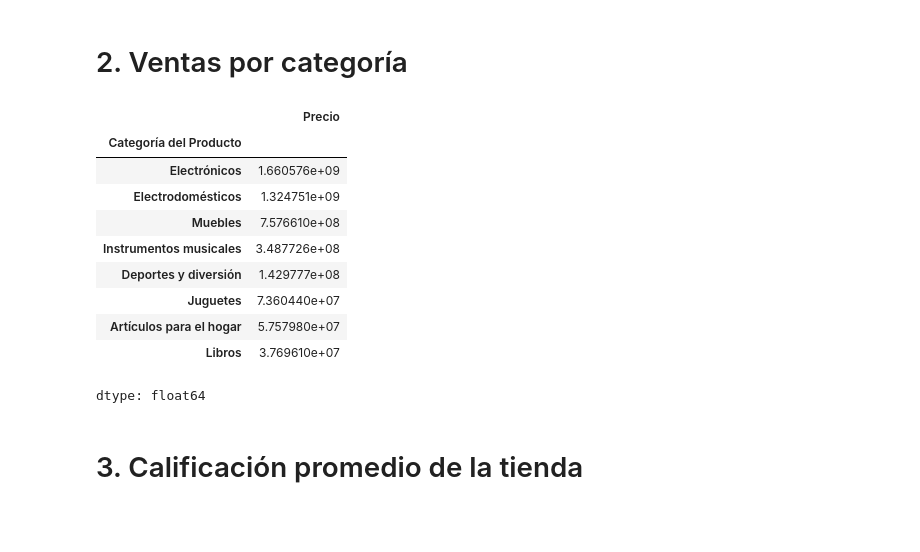
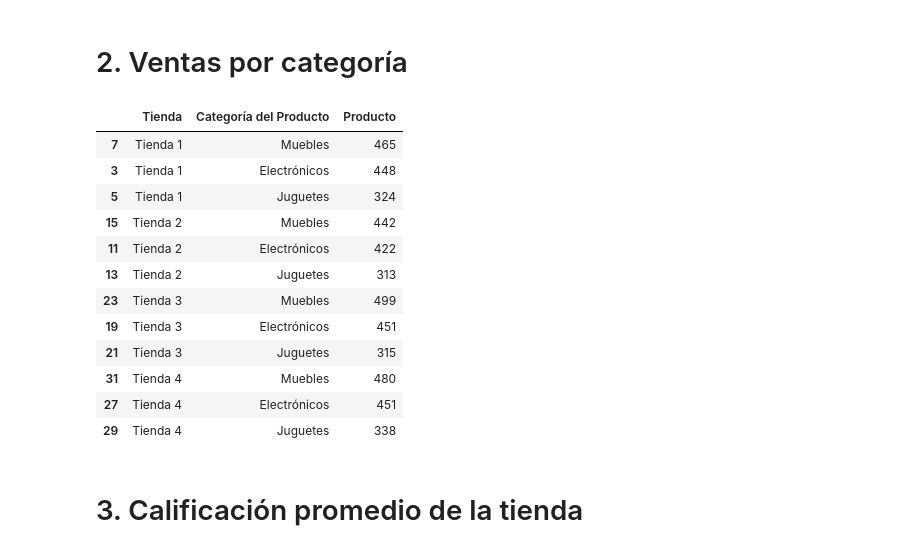
Before and after one commit to Eduardogallegos-garcia/Challenge-Alura-store, a Jupyter notebook: AluraStoreLatam.ipynb, the cells around one changed output. Cells and saved outputs as stored; diff of their text form; code cells hidden in the pictures; blank space fills up the shorter version.

```diff
--- a/AluraStoreLatam.ipynb
+++ b/AluraStoreLatam.ipynb
@@ -64,22 +64,31 @@ total: 4403619200.0
 dtype: float64
 # %% [markdown]
 # 2. Ventas por categoría
-# %%
-#Se analisan las ventas por categoria
-ventas_por_categoria = df.groupby("Categoría del Producto")["Precio"].sum().sort_values(ascending=False)
-ventas_por_categoria
-# %% [output]
-|  | Precio |
-| Categoría del Producto |  |
-| Electrónicos | 1.660576e+09 |
-| Electrodomésticos | 1.324751e+09 |
-| Muebles | 7.576610e+08 |
-| Instrumentos musicales | 3.487726e+08 |
-| Deportes y diversión | 1.429777e+08 |
-| Juguetes | 7.360440e+07 |
-| Artículos para el hogar | 5.757980e+07 |
-| Libros | 3.769610e+07 |
-dtype: float64
+# %%
+#Se calcular la cantidad de productos vendidos por categoría en cada tienda. y se muestran las categorías más populares de cada tienda.
+# Cantidad de productos vendidos por categoría en cada tienda
+ventas_categoria_tienda = df.groupby(["Tienda", "Categoría del Producto"])["Producto"].count().reset_index()
+
+# Se ordena dentro de cada tienda para ver las categorías más populares
+ventas_categoria_tienda = ventas_categoria_tienda.sort_values(["Tienda", "Producto"], ascending=[True, False])
+
+# Se seleccionan las categorías más populares de cada tienda
+categoria_top_tienda = ventas_categoria_tienda.groupby("Tienda").head(3)
+categoria_top_tienda
+# %% [output]
+|  | Tienda | Categoría del Producto | Producto |
+| 7 | Tienda 1 | Muebles | 465 |
+| 3 | Tienda 1 | Electrónicos | 448 |
+| 5 | Tienda 1 | Juguetes | 324 |
+| 15 | Tienda 2 | Muebles | 442 |
+| 11 | Tienda 2 | Electrónicos | 422 |
+| 13 | Tienda 2 | Juguetes | 313 |
+| 23 | Tienda 3 | Muebles | 499 |
+| 19 | Tienda 3 | Electrónicos | 451 |
+| 21 | Tienda 3 | Juguetes | 315 |
+| 31 | Tienda 4 | Muebles | 480 |
+| 27 | Tienda 4 | Electrónicos | 451 |
+| 29 | Tienda 4 | Juguetes | 338 |
 # %% [markdown]
 # 3. Calificación promedio de la tienda
 # %%
```
Also changed, not shown: parts of 2 cells of this notebook.
